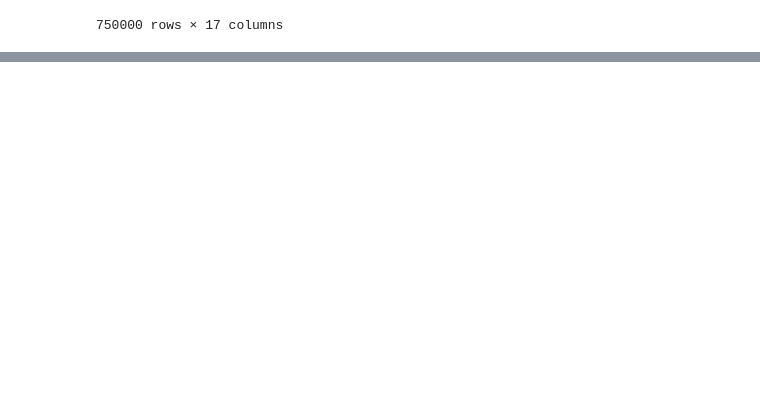
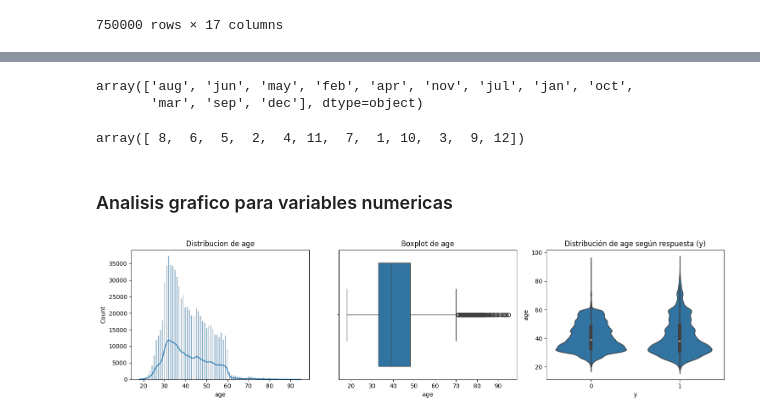
Before and after one commit to sergioroqueh/Kaggle_Binary_Classification_with_a_-Bank_Dataset, a Jupyter notebook: src/explore.ipynb, the cells around one changed output, grey strips where cells are left out. Cells and saved outputs as stored; diff of their text form; code cells hidden in the pictures; blank space fills up the shorter version.

```diff
--- a/src/explore.ipynb
+++ b/src/explore.ipynb
@@ -89,0 +106,14 @@ Name: age, dtype: float64
+# %%
+df["month"].unique()
+# %% [output]
+array(['aug', 'jun', 'may', 'feb', 'apr', 'nov', 'jul', 'jan', 'oct',
+       'mar', 'sep', 'dec'], dtype=object)
+# %%
+map_months = {
+    "jan": 1, "feb": 2, "mar": 3, "apr": 4, "may": 5, "jun": 6, "jul": 7, "aug": 8, "sep": 9, "oct": 10, "nov":11, "dec": 12
+}
+
+df["month"] = df["month"].str.lower().map(map_months)
+df["month"].unique()
+# %% [output]
+array([ 8,  6,  5,  2,  4, 11,  7,  1, 10,  3,  9, 12])
@@ -89,0 +126,23 @@ Name: age, dtype: float64
+# %% [markdown]
+### Analisis grafico para variables numericas
+# %%
+def num_data_plt(num_var, target="y", data=df):
+    plt.figure(figsize=(15, 4))
+    plt.subplot(1,3,1)
+    sns.histplot(df[num_var], kde=True)
+    plt.title(f"Distribucion de {num_var}")
+
+    plt.subplot(1,3,2)
+    sns.boxplot(x=df[num_var])
+    plt.title(f"Boxplot de {num_var}")
+
+    plt.subplot(1,3,3)
+    sns.violinplot(x=target, y=num_var, data=data)
+    plt.title(f"Distribución de {num_var} según respuesta ({target})")
+
+    plt.tight_layout()
+    plt.show()
+# %%
+num_data_plt("age")
+# %% [output]
+[figure, added]
```
Also changed, not shown: parts of 13 cells of this notebook.
